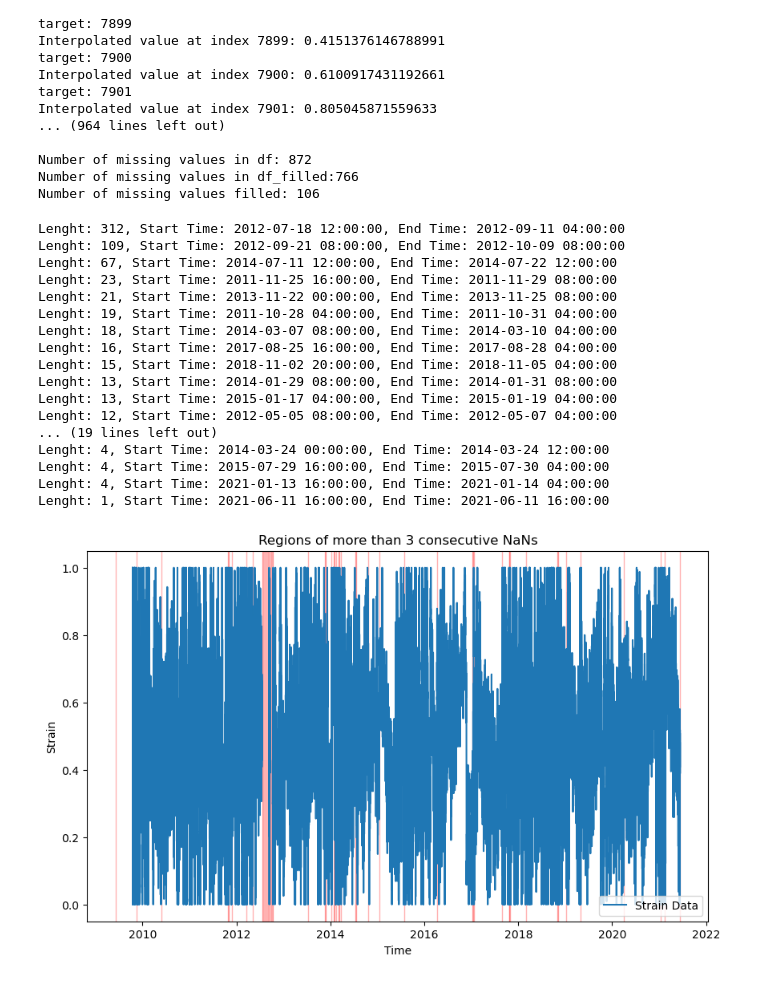
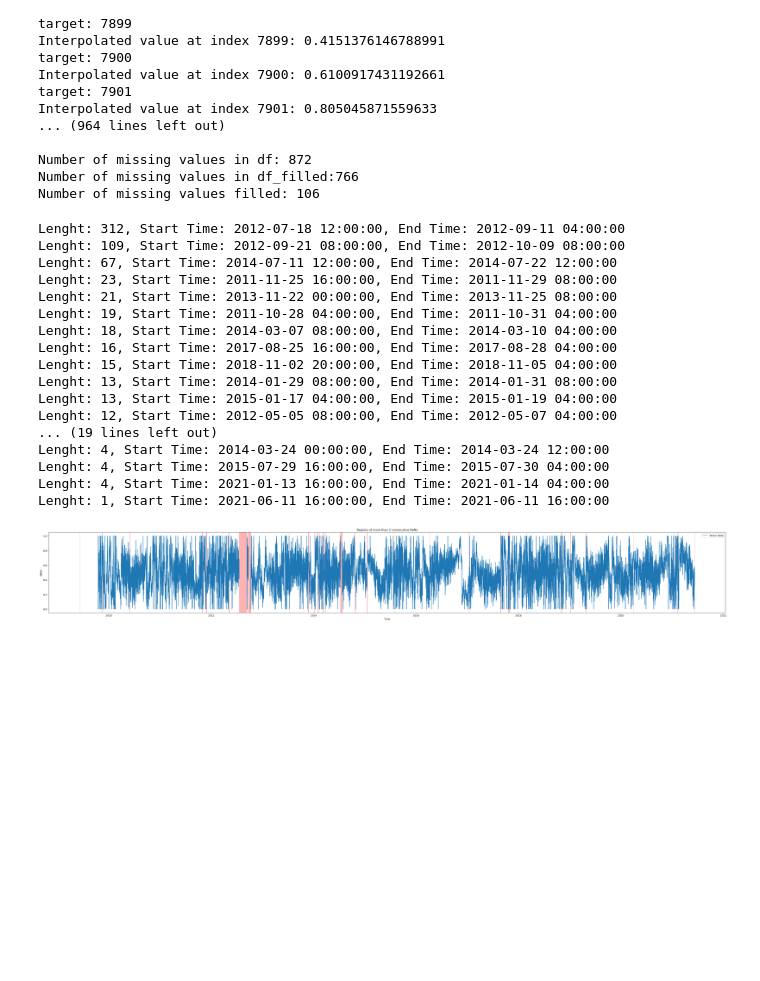
Before and after one commit to viktorkjellsson/Exjobb, a Jupyter notebook: 1_python_files/data_preprocessing.ipynb, the cells around one changed output. Cells and saved outputs as stored; diff of their text form; code cells hidden in the pictures; blank space fills up the shorter version.

```diff
--- a/1_python_files/data_preprocessing.ipynb
+++ b/1_python_files/data_preprocessing.ipynb
@@ -216,38 +216,38 @@ thresholds = [interpolate_threshold] # Choose the threshold(s) for consecutive N
 for threshold in thresholds:
     consecutive_nan_regions, nan_regions_sorted = nan_regions.find_nan_regions(df, threshold=1)
     # Plot the data
-    plt.figure(figsize=(10, 6))
+    plt.figure(figsize=(50, 6))
     plt.plot(df['Time'], df['Strain'], linestyle='-', label="Strain Data")
 
     # Shade regions with more than x consecutive NaNs
     for start, end in consecutive_nan_regions:
         plt.axvspan(df['Time'].loc[start], df['Time'].loc[end], color='red', alpha=0.3)
 
     # Labels and title
     plt.xlabel('Time')
     plt.ylabel('Strain')
     plt.title(f'Regions of more than {threshold} consecutive NaNs')
     plt.legend()
 
     for column in nan_regions_sorted:
         print(f"Lenght: {column[4]}, Start Time: {column[2]}, End Time: {column[3]}")
     plt.show()
 # %% [output]
 Lenght: 312, Start Time: 2012-07-18 12:00:00, End Time: 2012-09-11 04:00:00
 Lenght: 109, Start Time: 2012-09-21 08:00:00, End Time: 2012-10-09 08:00:00
 Lenght: 67, Start Time: 2014-07-11 12:00:00, End Time: 2014-07-22 12:00:00
 Lenght: 23, Start Time: 2011-11-25 16:00:00, End Time: 2011-11-29 08:00:00
 Lenght: 21, Start Time: 2013-11-22 00:00:00, End Time: 2013-11-25 08:00:00
 Lenght: 19, Start Time: 2011-10-28 04:00:00, End Time: 2011-10-31 04:00:00
 Lenght: 18, Start Time: 2014-03-07 08:00:00, End Time: 2014-03-10 04:00:00
 Lenght: 16, Start Time: 2017-08-25 16:00:00, End Time: 2017-08-28 04:00:00
 Lenght: 15, Start Time: 2018-11-02 20:00:00, End Time: 2018-11-05 04:00:00
 Lenght: 13, Start Time: 2014-01-29 08:00:00, End Time: 2014-01-31 08:00:00
 Lenght: 13, Start Time: 2015-01-17 04:00:00, End Time: 2015-01-19 04:00:00
 Lenght: 12, Start Time: 2012-05-05 08:00:00, End Time: 2012-05-07 04:00:00
 ... (19 lines left out)
 Lenght: 4, Start Time: 2014-03-24 00:00:00, End Time: 2014-03-24 12:00:00
 Lenght: 4, Start Time: 2015-07-29 16:00:00, End Time: 2015-07-30 04:00:00
 Lenght: 4, Start Time: 2021-01-13 16:00:00, End Time: 2021-01-14 04:00:00
 Lenght: 1, Start Time: 2021-06-11 16:00:00, End Time: 2021-06-11 16:00:00
-[figure, old version]
+[figure, new version]
```
Also changed, not shown: 1 other file.
